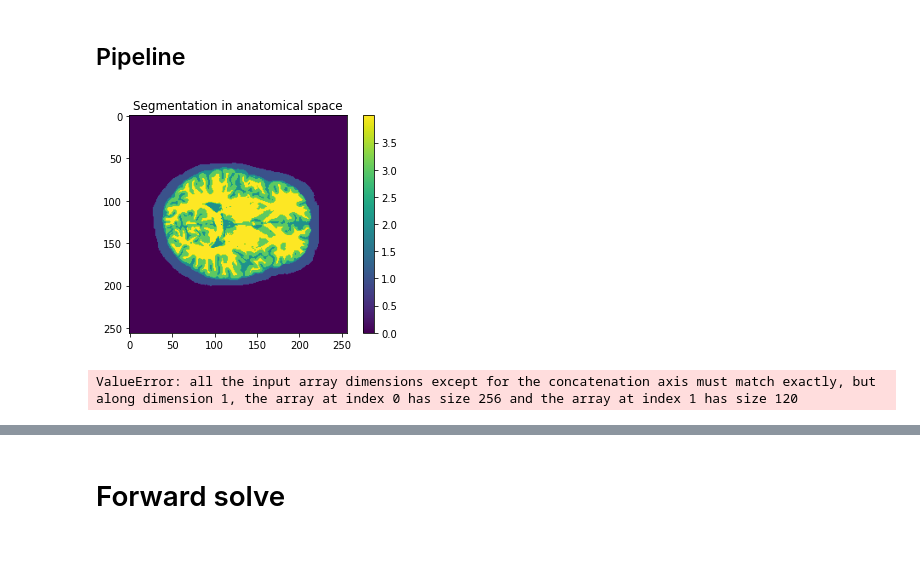
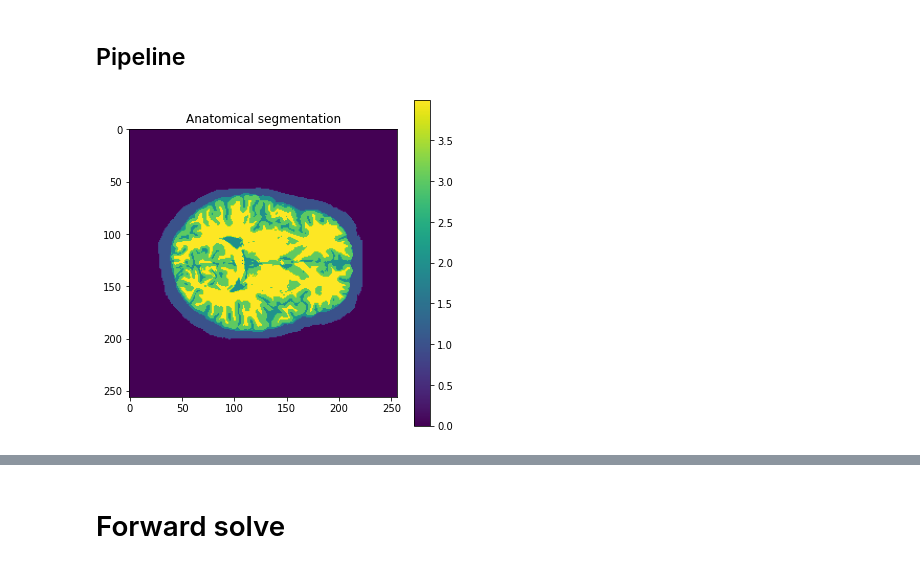
Before and after one commit to neural-imagery/tomography-experiments, a Jupyter notebook: fmri2fnirs/main.ipynb, the cells around one changed output, grey strips where cells are left out. Cells and saved outputs as stored; diff of their text form; code cells hidden in the pictures.

```diff
--- a/fmri2fnirs/main.ipynb
+++ b/fmri2fnirs/main.ipynb
@@ -50,17 +30,11 @@ os.environ["PATH"] += os.pathsep + os.path.join(fslpath, 'bin')
 !. ${FSLDIR}/etc/fslconf/fsl.sh
 # %% [markdown]
 ## Pipeline
-# %%
-# create anatomical segmentation
-from segmentation import *
-seg, _ = get_anat_segmentation(subjectID, resolution, plot=True)
-# %% [output]
-[figure, removed]
-# %%
-# define optode positions in anatomical space
-# (https://mcx.space/cloud with input "test.json": update form > Preview)
-from optode_placement import *
-srcpos, detpos, srcdirs = get_optodes(seg, nsources=10, ndetectors=100)
-save_optodes_json(srcpos, detpos, srcdirs, seg, "test.json", json_boilerplate="colin27.json")
-# %% [output]
-ValueError: all the input array dimensions except for the concatenation axis must match exactly, but along dimension 1, the array at index 0 has size 256 and the array at index 1 has size 120
+# %%
+from subject import Subject
+
+# define subject (id: '01' to '08') and create segmentation
+subj = Subject(id='01')
+subj.plot_segmentation()
+# %% [output]
+[figure, added]
```
Also changed, not shown: parts of 11 cells of this notebook, 7 other files.
